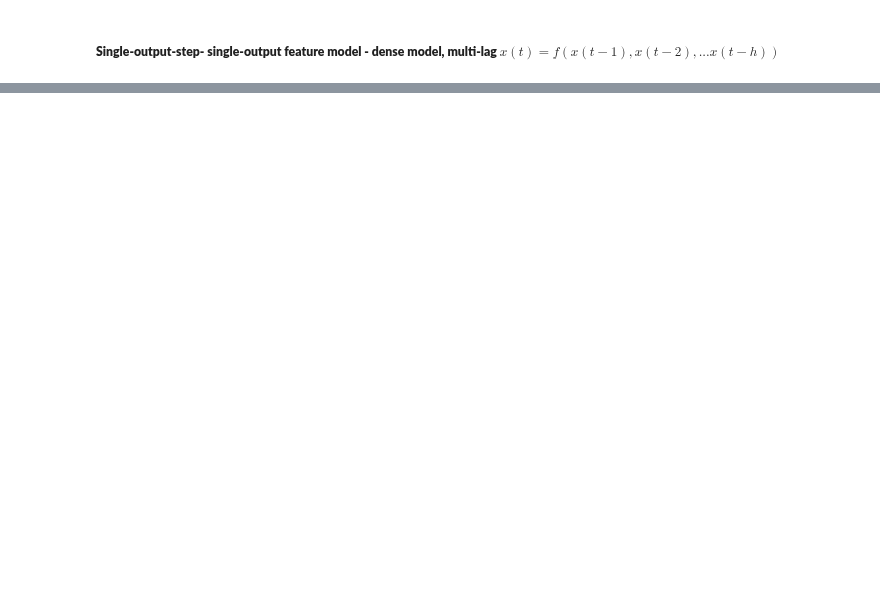
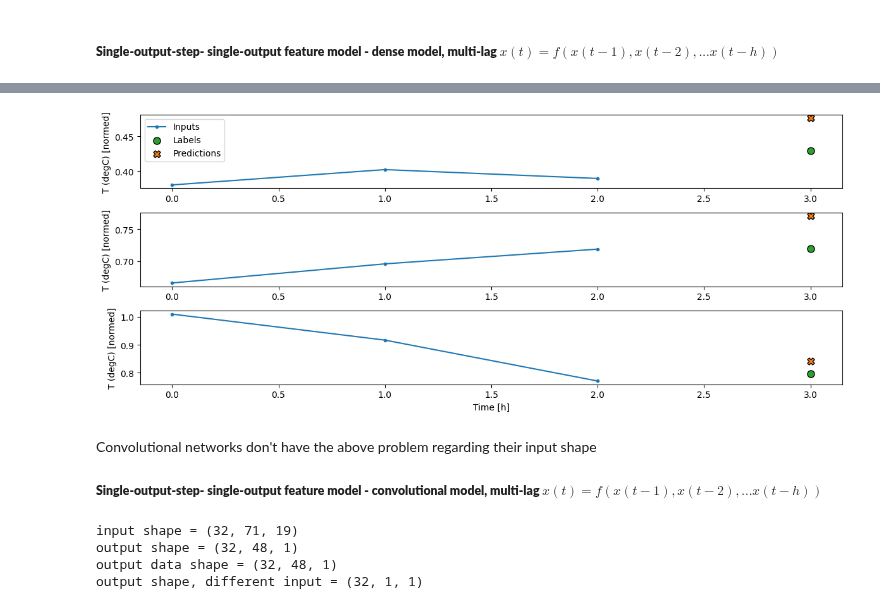
Before and after one commit to robetatis/study_notes_ml, a Jupyter notebook: weather.ipynb, the cells around one changed output, grey strips where cells are left out. Cells and saved outputs as stored; diff of their text form; code cells hidden in the pictures; blank space fills up the shorter version.

```diff
--- a/weather.ipynb
+++ b/weather.ipynb
@@ -457,0 +503,24 @@ w_wide.plot(dense)
+# %%
+dense_multistep = tf.keras.Sequential([
+    tf.keras.layers.Flatten(),
+    tf.keras.layers.Dense(units=32, activation='relu'),
+    tf.keras.layers.Dense(units=32, activation='relu'),
+    tf.keras.layers.Dense(units=1),
+    tf.keras.layers.Reshape([1, -1])
+])
+
+w_sequence = WindowGenerator(
+    input_width=3,
+    label_width=1,
+    offset=1,
+    label_columns=['T (degC)']
+)
+
+
+print(f'input shape = {w_sequence.example[0].shape}')
+print(f'output shape = {dense_multistep(w_sequence.example[0]).shape}')
+print(f'output data shape = {w_sequence.example[1].shape}')
+try:
+    print(f'output shape, different input = {dense_multistep(w_wide.example[0]).shape}')
+except Exception as e:
+    print(f'\n{type(e).__name__}: {e}')
@@ -457,0 +566,38 @@ w_wide.plot(dense)
+# %%
+w_sequence.plot(dense_multistep)
+# %% [output]
+[figure, added]
+# %% [markdown]
+Convolutional networks don't have the above problem regarding their input shape
+
+##### **Single-output-step- single-output feature model - convolutional model, multi-lag $x(t) = f(x(t-1), x(t-2), ... x(t-h))$**
+# %%
+CONV_WIDTH = 24
+LABEL_WIDTH = 48
+INPUT_WIDTH = LABEL_WIDTH + (CONV_WIDTH - 1) # because the conv. kernel leads to shorter output
+
+conv = tf.keras.Sequential([
+    tf.keras.layers.Conv1D(filters=32, kernel_size=(CONV_WIDTH,), activation='relu'),
+    tf.keras.layers.Dense(units=32, activation='relu'),
+    tf.keras.layers.Dense(units=1),
+])
+
+w_conv = WindowGenerator(
+    input_width=INPUT_WIDTH,
+    label_width=LABEL_WIDTH,
+    offset=1,
+    label_columns=['T (degC)'])
+
+
+print(f'input shape = {w_conv.example[0].shape}')
+print(f'output shape = {conv(w_conv.example[0]).shape}')
+print(f'output data shape = {w_conv.example[1].shape}')
+try:
+    print(f'output shape, different input = {conv(w_wide.example[0]).shape}')
+except Exception as e:
+    print(f'\n{type(e).__name__}: {e}')
+# %% [output]
+input shape = (32, 71, 19)
+output shape = (32, 48, 1)
+output data shape = (32, 48, 1)
+output shape, different input = (32, 1, 1)
```
Also changed, not shown: parts of 26 cells of this notebook.
